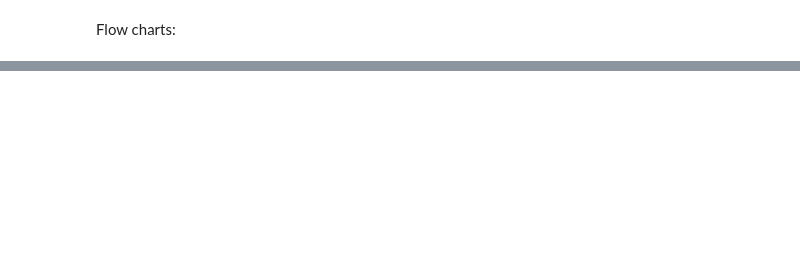
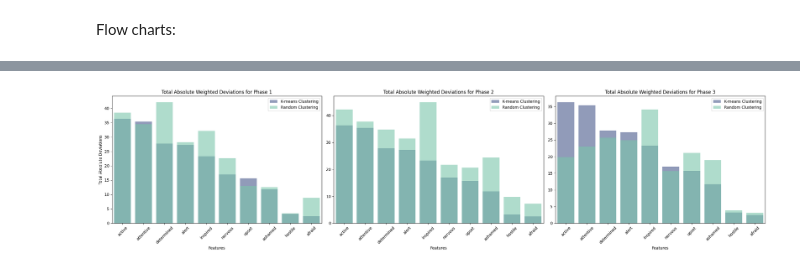
Before and after one commit to lukyrasocha/emo-stress, a Jupyter notebook: main.ipynb, the cells around one changed output, grey strips where cells are left out. Cells and saved outputs as stored; diff of their text form; code cells hidden in the pictures; blank space fills up the shorter version.

```diff
--- a/main.ipynb
+++ b/main.ipynb
@@ -864,0 +867,12 @@ plt.show()
+# %%
+# Assigning cluster labels to the 'data' DataFrame
+def assign_labels(data, labels, phase, round_num):
+    # Define the condition to select the correct segment of 'data'
+    condition = (data["Phase"] == phase) & (data["Round"].isin([round_num]))
+    # Assign labels using the same condition used for segmenting during clustering
+    data.loc[condition, 'Cluster'] = labels[f'Phase {phase} R{round_num}']
+
+# Use the function to assign labels for all phases and rounds
+for phase in range(1, 4):
+    for round_num in range(1, 5):
+        assign_labels(data, labels, phase, round_num)
@@ -864,0 +985,5 @@ plt.show()
+# %%
+num_clusters = 5  # Adjust the number of clusters as needed
+
+
+data['Cluster'] = np.random.randint(0, num_clusters, size=len(data))
@@ -864,0 +1082,20 @@ plt.show()
+# %%
+plt.figure(figsize=(24, 6))  # Adjust the width as needed
+palette = sns.color_palette("mako", n_colors=10)
+color1 = palette[3]
+color2 = palette[8]
+alpha1 = 0.6
+alpha2 = 0.6
+for i, phase in enumerate(phase_deviations, start=1):
+    plt.subplot(1, 3, i)
+    sns.barplot(data= data1, x='index', y=0, color = color1, alpha = alpha1, label = 'K-means Clustering')
+    sns.barplot(data=phase_deviations[phase].iloc[0].sort_values(ascending=False).reset_index(), x='index', y=0, color = color2, alpha = alpha2, label = 'Random Clustering')
+    plt.title(f'Total Absolute Weighted Deviations for Phase {phase}')
+    plt.ylabel('Total Absolute Deviations' if i == 1 else '')
+    plt.xlabel('Features')
+    plt.xticks(rotation=45)
+
+plt.tight_layout()
+plt.show()
+# %% [output]
+[figure, added]
```
Also changed, not shown: parts of 14 cells of this notebook.
